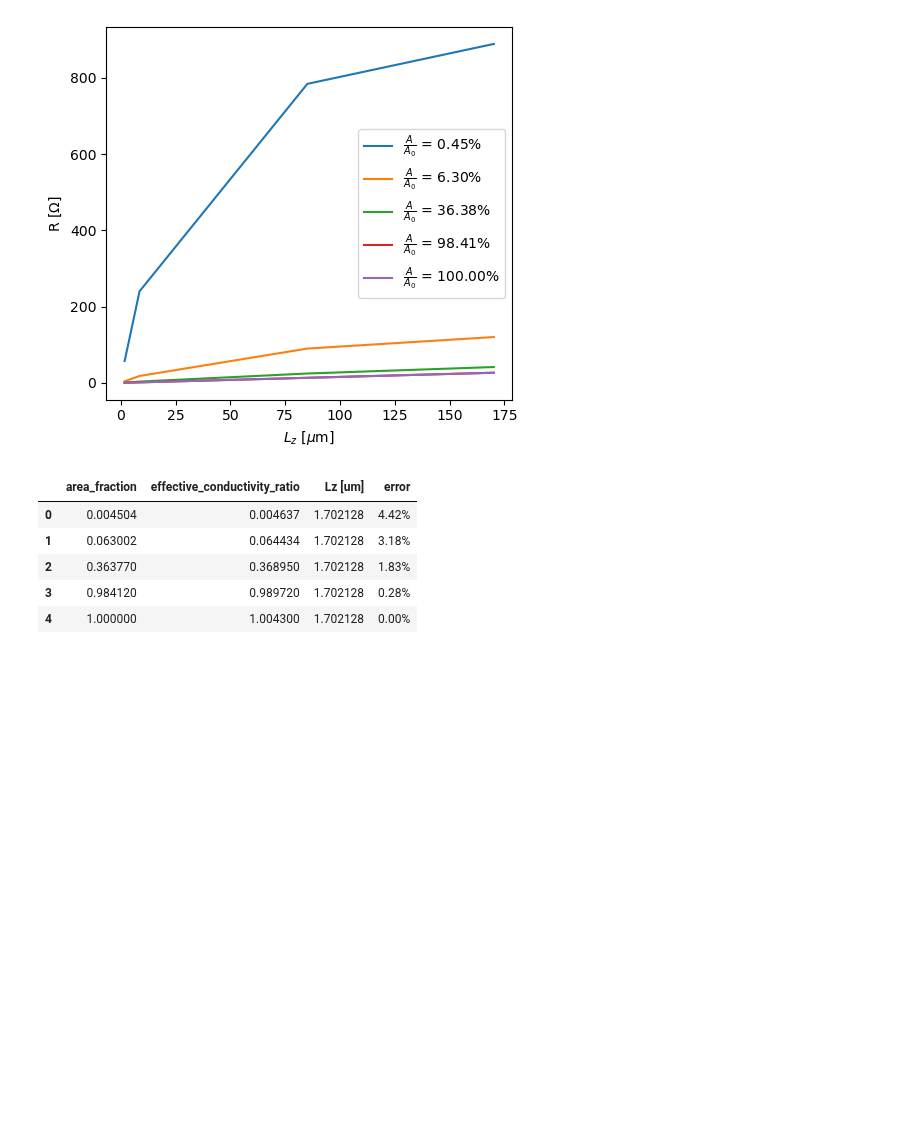
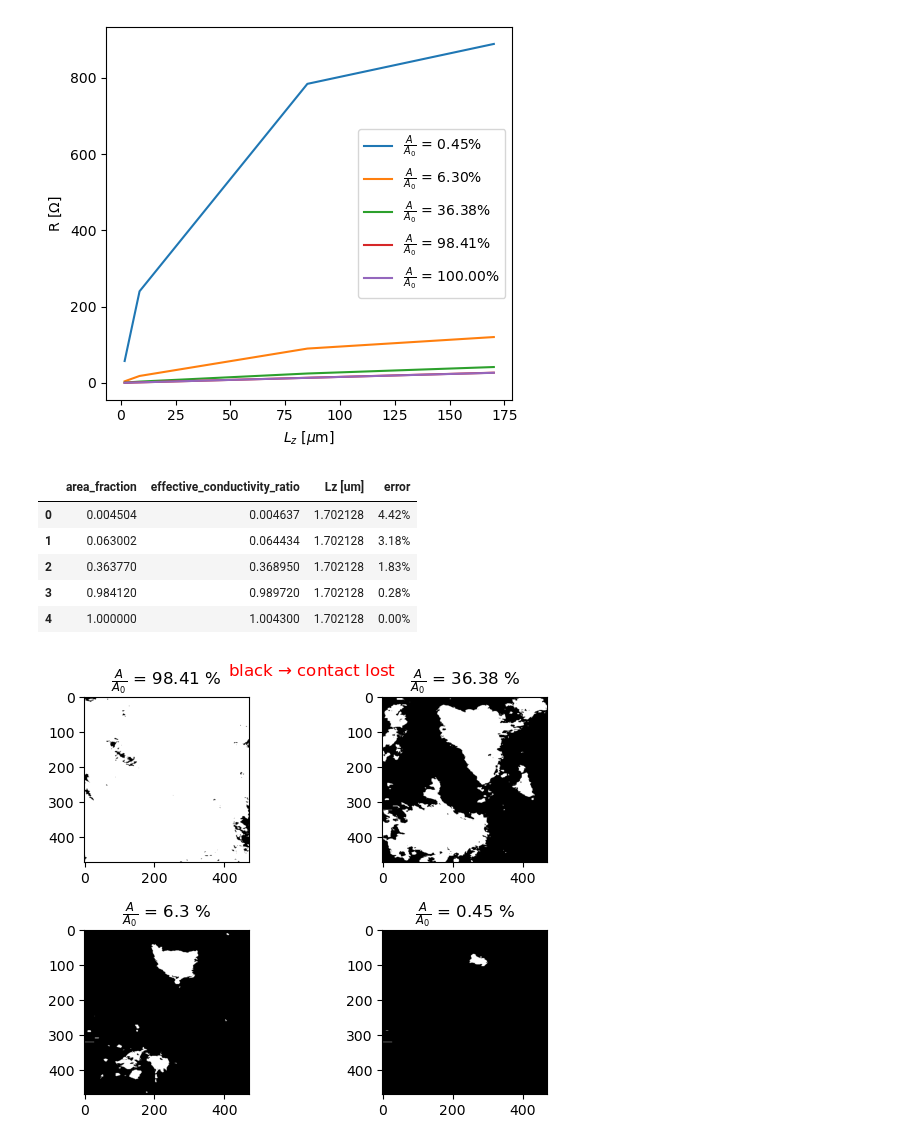
Before and after one commit to molel-gt/ssb, a Jupyter notebook: reports.ipynb, the cells around one changed output. Saved outputs shown, nothing was run; the diff lists cells and outputs as text; code cells hidden in the pictures; blank space fills up the shorter version.

Commit message:
contact area maps

```diff
--- a/reports.ipynb
+++ b/reports.ipynb
@@ -128,3 +129,15 @@ df.head()
 | 2 | 0.363770 | 0.368950 | 1.702128 | 1.83% |
 | 3 | 0.984120 | 0.989720 | 1.702128 | 0.28% |
 | 4 | 1.000000 | 1.004300 | 1.702128 | 0.00% |
+# %%
+fig, ax = plt.subplots(2, 2)
+for i, idx in enumerate([6, 11, 16, 22]):
+    img = plt.imread(f'data/current_constriction/test{idx}.tif')[:, :, 0]
+    ax[int(i/2), i % 2].imshow(img, cmap='gray')
+    ax[int(i/2), i % 2].title.set_text(r"$\frac{A}{A_0}$ = " + f"{areas[idx]} %")
+
+plt.tight_layout()
+fig.suptitle("black " + r"$\to$" + " contact lost", color='red')
+plt.savefig('figures/contact-area-maps.png', dpi=1200)
+# %% [output]
+[figure, added]
```
Also changed, not shown: parts of 2 cells of this notebook, 1 other file.
